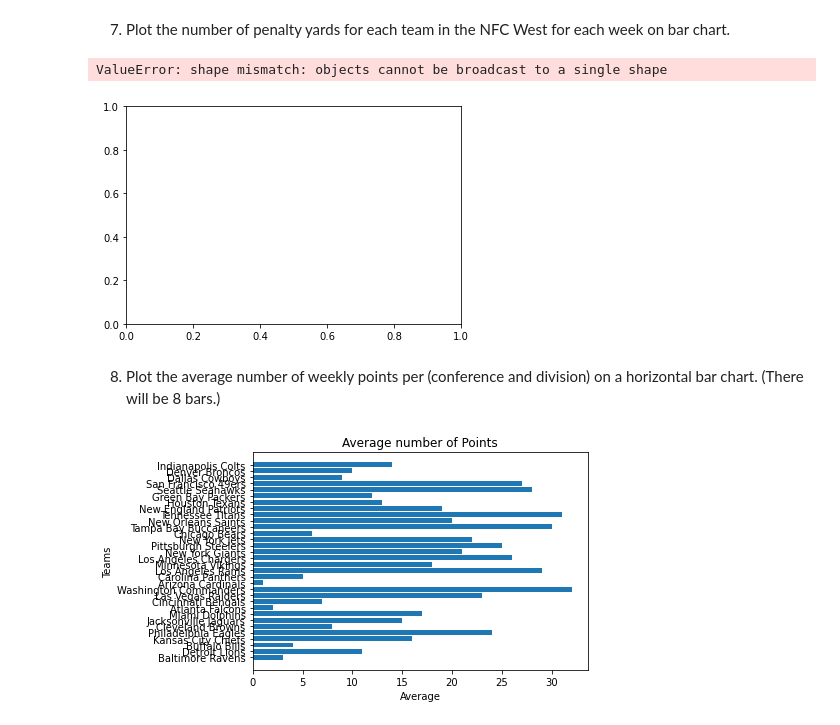
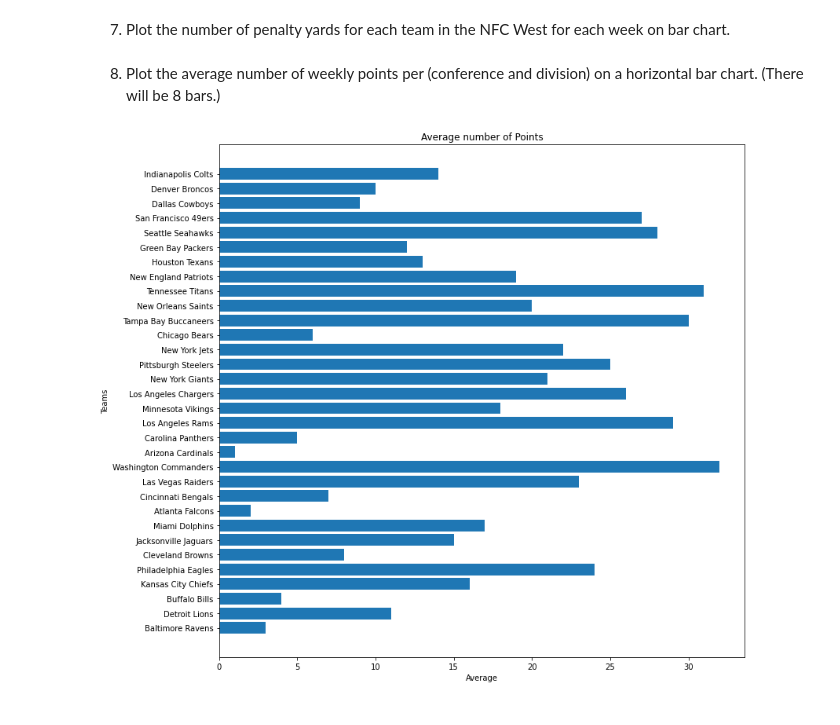
Before and after one commit to kayleeodom/cis277-fa22-Lab5, a Jupyter notebook: Lab5.ipynb, the cells around one changed output. Saved outputs shown, nothing was run; the diff lists cells and outputs as text; code cells hidden in the pictures.

```diff
--- a/Lab5.ipynb
+++ b/Lab5.ipynb
@@ -43,4 +26,4 @@ df
 # %%
-nfl_team = pd.merge(df,df_teams, on="Name")
+nfl_team = pd.merge(df,df_teams, on="team")
 nfl_team
 # %% [output]
@@ -143,5 +160,10 @@ plt.show()
 #pen_yar = nfl_team[(nfl_team.Name == "Balitmore Ravens") & (nfl_team.Name == "LA Rams")]
 #pen_yar.penalty_yards.sum()
 
-nfl_team.set_index(['name']).plot()
+team_one = nfl_team[nfl_team.Name == "Baltimore Ravens"]
+team_two = nfl_team[nfl_team.Name == "LA Rams"]
+#nfl_team.set_index(['name']).plot()
+
+nfl_team.plot(kind='line',x=team_one, y=score, color='blue')
+nfl_team.plot(kind='line', x='team_two', y='penalty_yards', color='red')
 # %% [output]
@@ -168,10 +190,11 @@ mask = (
     (nfl_team.Division == "West")
 )
 mask
+answer = nfl_team[mask]
 score = nfl_team[mask].penalty_yards.sum()
 score
 
-plt.bar(score, mask)
+plt.bar(score, answer)
 plt.title("Average number of Points")
 plt.show()
 #we = nfl_team.week
@@ -181,16 +204,15 @@ plt.show()
 #plt.xlabel("")
 #plt.ylabel("")
 #plt.show()
-# %% [output]
-ValueError: shape mismatch: objects cannot be broadcast to a single shape
-[figure, removed]
 # %% [markdown]
 8. Plot the average number of weekly points per (conference and division) on a horizontal bar chart. (There will be 8 bars.)
 # %%
-plt.barh(nfl_team.Name, nfl_team.ID)
+add = nfl_team.points_scored.sum()
+plt.figure(figsize=(12, 12))
+plt.barh(nfl_team.Name,nfl_team.ID)
 plt.title("Average number of Points")
 plt.xlabel("Average")
 plt.ylabel("Teams")
 plt.show()
 # %% [output]
-[figure, old version]
+[figure, new version]
```
Also changed, not shown: parts of 7 cells of this notebook, 2 other files.
